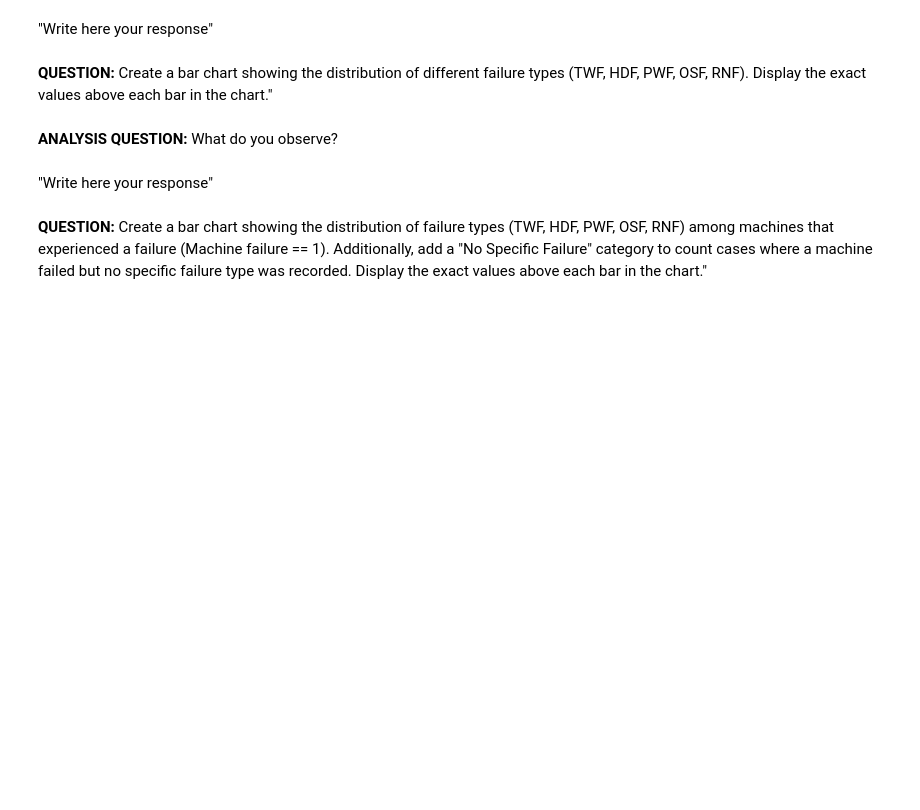
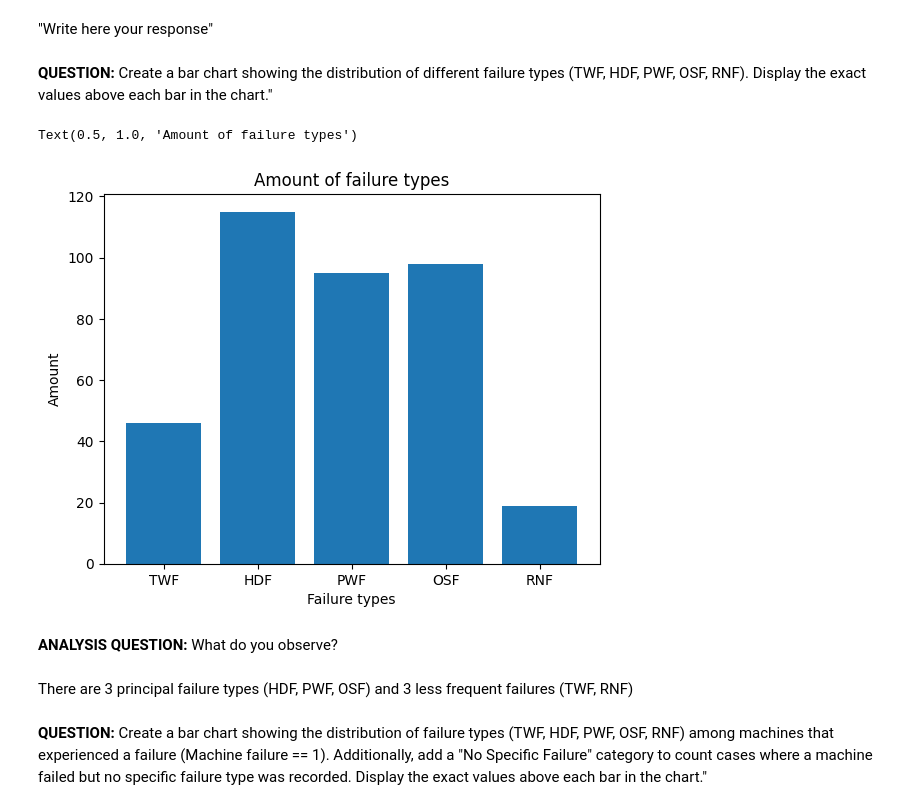
Before and after one commit to tristanplx/embeded_ia, a Jupyter notebook: TP_IA_EMBARQUEE.ipynb, the cells around one changed output. Drawn from its saved outputs; the diff is of its cells as text; code cells hidden in the pictures; blank space fills up the shorter version.

```diff
--- a/TP_IA_EMBARQUEE.ipynb
+++ b/TP_IA_EMBARQUEE.ipynb
@@ -85,10 +84,18 @@ Text(0.5, 1.0, 'failed and functionnal machines')
 "Write here your response"
 # %% [markdown]
 **QUESTION:** Create a bar chart showing the distribution of different failure types (TWF, HDF, PWF, OSF, RNF). Display the exact values above each bar in the chart."
+# %%
+plt.bar(['TWF','HDF','PWF','OSF','RNF'],[Raw_data['TWF'].sum(),Raw_data['HDF'].sum(),Raw_data['PWF'].sum(),Raw_data['OSF'].sum(),Raw_data['RNF'].sum()])
+plt.xlabel('Failure types')
+plt.ylabel('Amount')
+plt.title('Amount of failure types')
+# %% [output]
+Text(0.5, 1.0, 'Amount of failure types')
+[figure, added]
 # %% [markdown]
 **ANALYSIS QUESTION:** What do you observe?
-# %% [markdown]
-"Write here your response"
+# %% [markdown]
+There are 3 principal failure types (HDF, PWF, OSF) and 3 less frequent failures (TWF, RNF)
 # %% [markdown]
 **QUESTION:** Create a bar chart showing the distribution of failure types (TWF, HDF, PWF, OSF, RNF) among machines that experienced a failure (Machine failure == 1). Additionally, add a "No Specific Failure" category to count cases where a machine failed but no specific failure type was recorded. Display the exact values above each bar in the chart."
 # %% [markdown]
```
Also changed, not shown: parts of 3 cells of this notebook.
